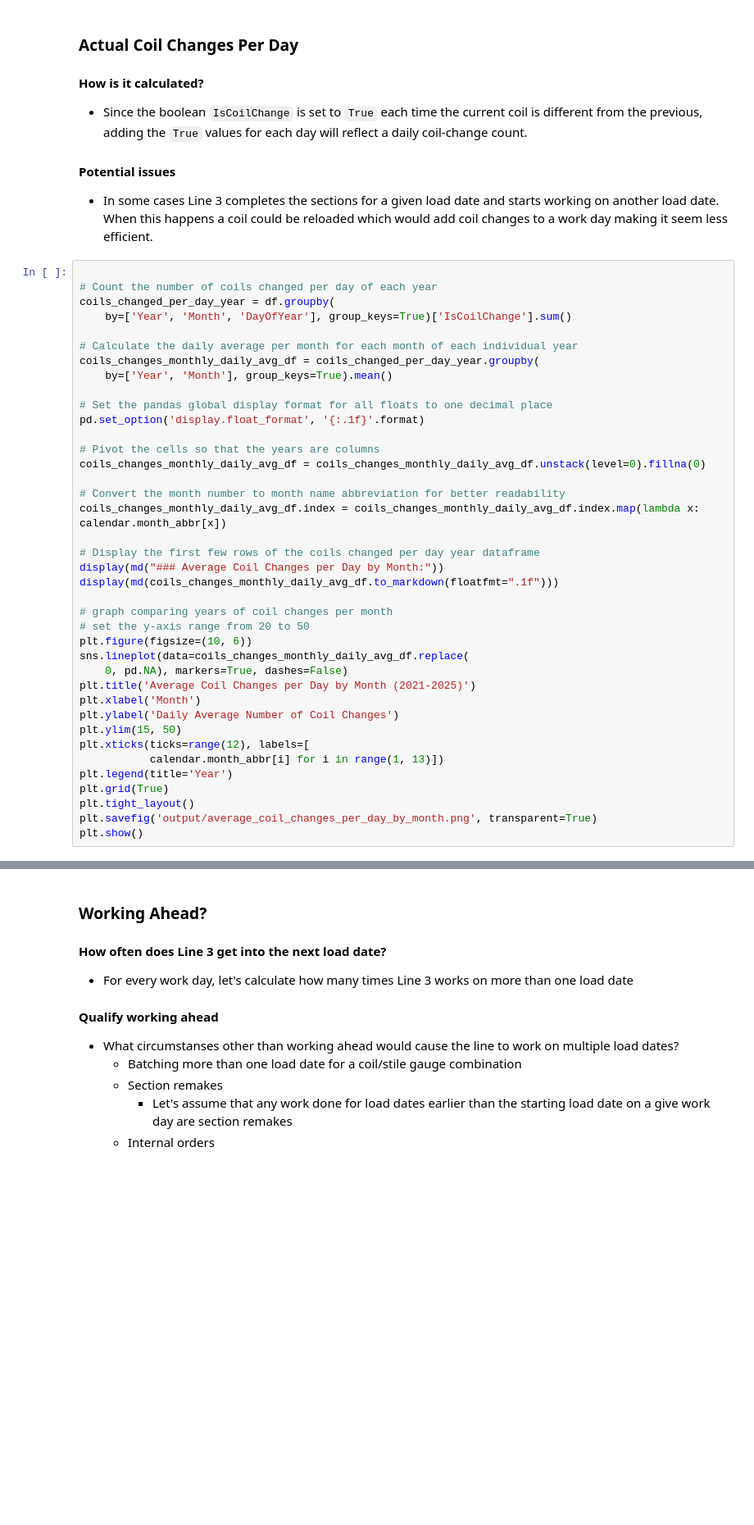
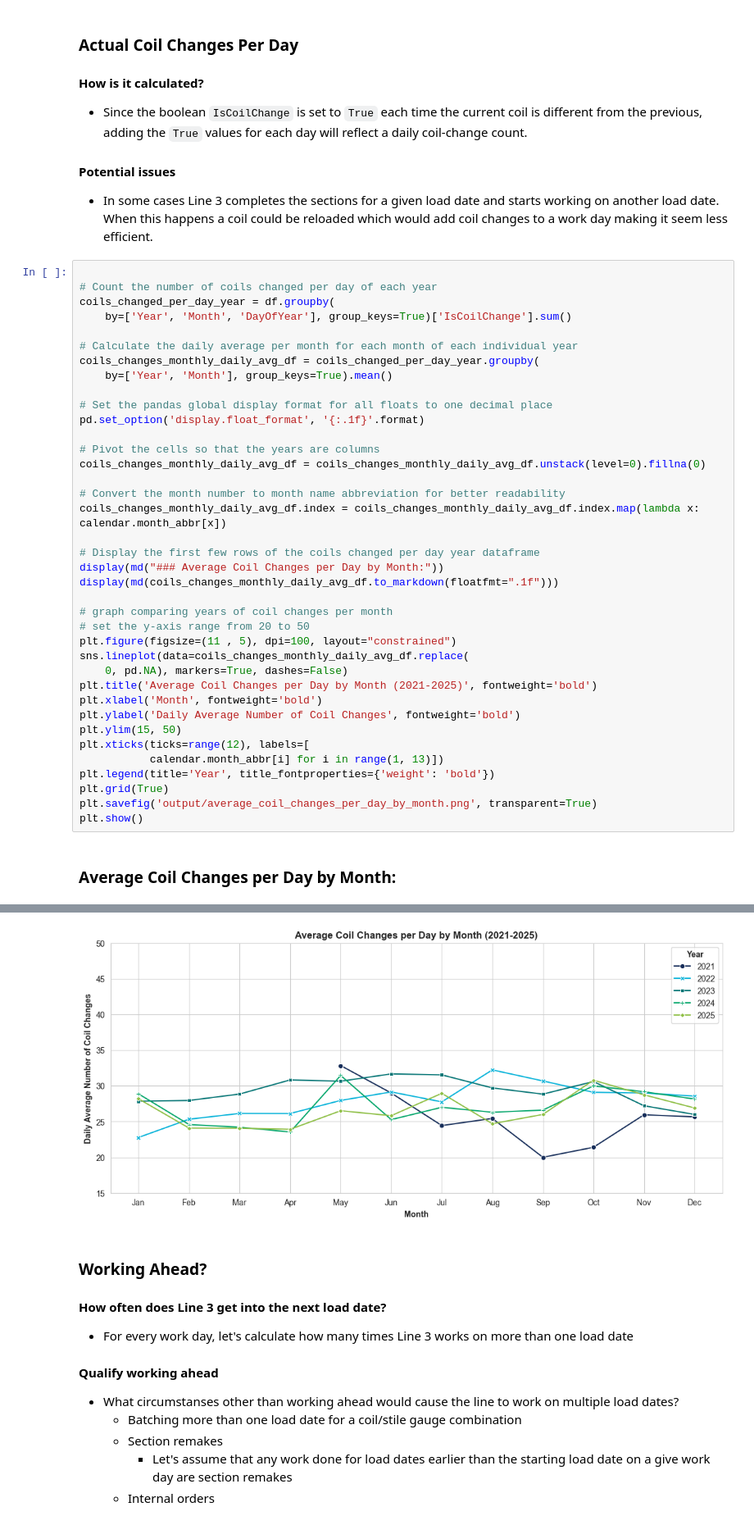
Before and after one commit to mattrupp/pan-coil-change-analysis, a Jupyter notebook: pan-coil-change-analysis.ipynb, the cells around one changed output, grey strips where cells are left out. Shown at 82% size. Drawn from its saved outputs; the diff is of its cells as text; blank space fills up the shorter version.

```diff
--- a/pan-coil-change-analysis.ipynb
+++ b/pan-coil-change-analysis.ipynb
@@ -205,17 +269,18 @@ display(md(coils_changes_monthly_daily_avg_df.to_markdown(floatfmt=".1f")))
 
 # graph comparing years of coil changes per month
 # set the y-axis range from 20 to 50
-plt.figure(figsize=(10, 6))
+plt.figure(figsize=(11 , 5), dpi=100, layout="constrained")
 sns.lineplot(data=coils_changes_monthly_daily_avg_df.replace(
     0, pd.NA), markers=True, dashes=False)
-plt.title('Average Coil Changes per Day by Month (2021-2025)')
-plt.xlabel('Month')
-plt.ylabel('Daily Average Number of Coil Changes')
+plt.title('Average Coil Changes per Day by Month (2021-2025)', fontweight='bold')
+plt.xlabel('Month', fontweight='bold')
+plt.ylabel('Daily Average Number of Coil Changes', fontweight='bold')
 plt.ylim(15, 50)
 plt.xticks(ticks=range(12), labels=[
            calendar.month_abbr[i] for i in range(1, 13)])
-plt.legend(title='Year')
+plt.legend(title='Year', title_fontproperties={'weight': 'bold'})
 plt.grid(True)
-plt.tight_layout()
 plt.savefig('output/average_coil_changes_per_day_by_month.png', transparent=True)
 plt.show()
+# %% [output]
+### Average Coil Changes per Day by Month:
@@ -222,3 +301,4 @@ plt.show()
+[figure, added]
 # %% [markdown]
 ### Working Ahead?
 
```
Also changed, not shown: parts of 23 cells of this notebook.
